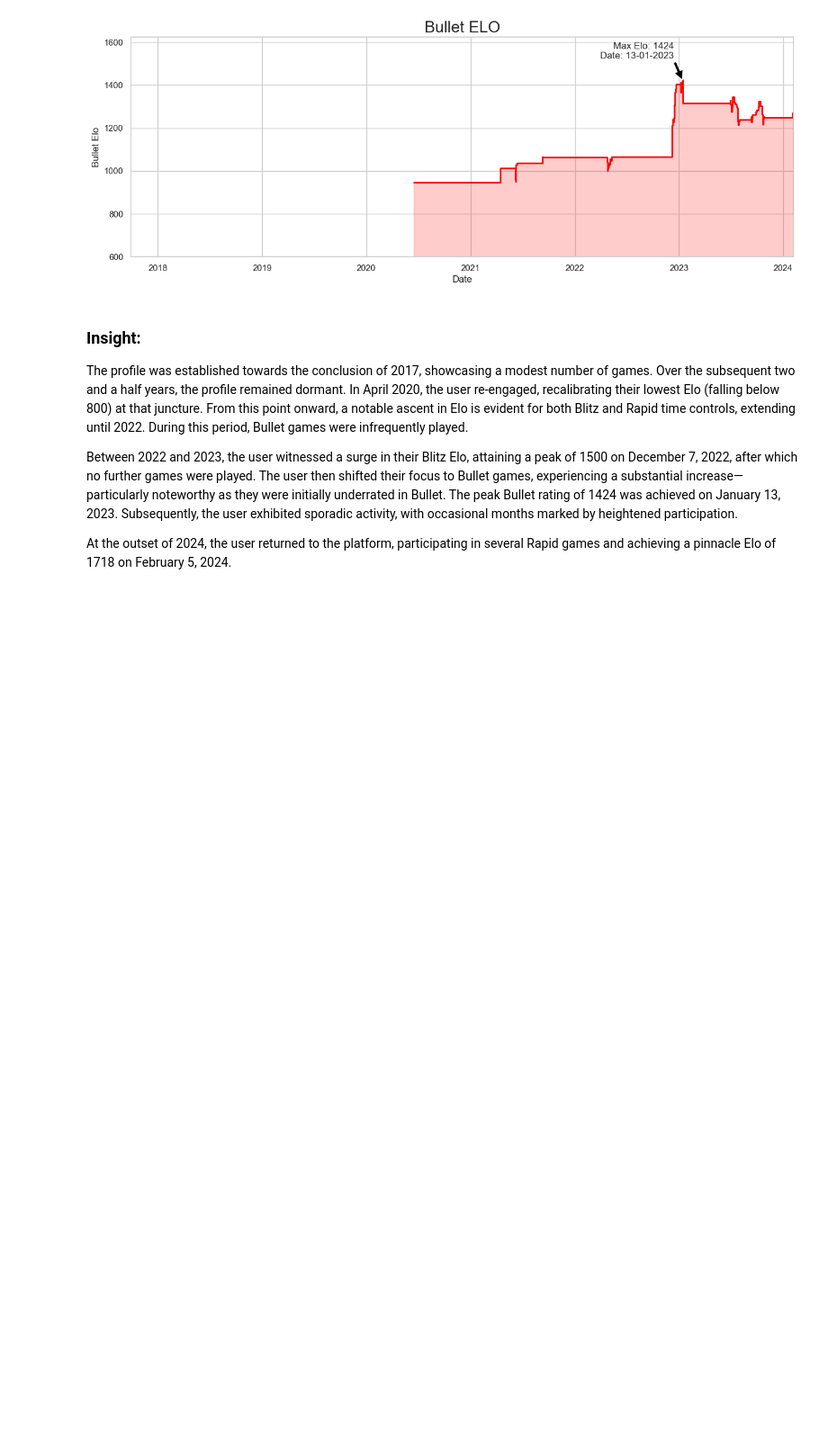
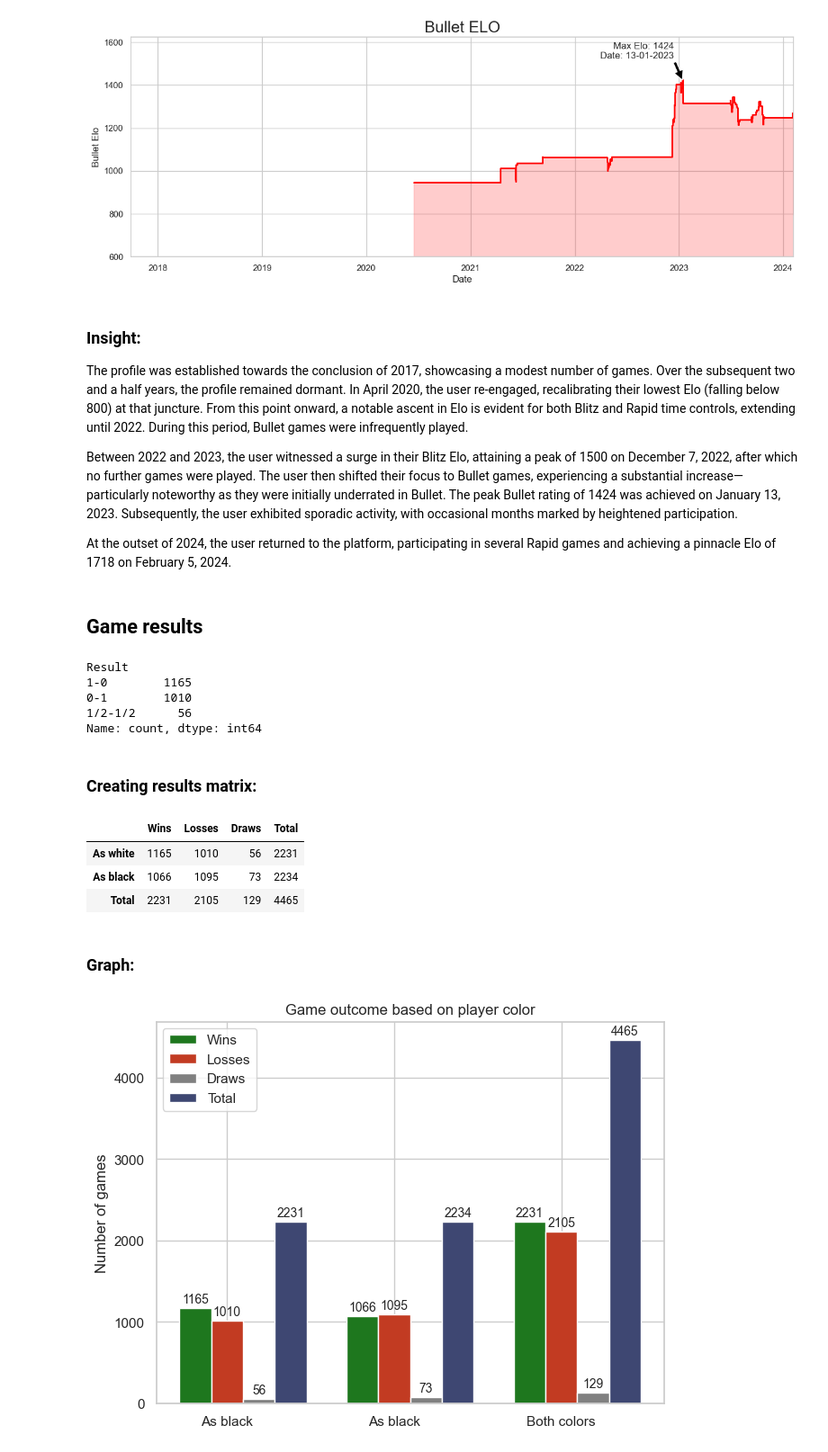
Before and after one commit to DaniloGrujic/chess-analysis, a Jupyter notebook: EDA.ipynb, the cells around one changed output. Shown at 90% size. Saved outputs shown, nothing was run; the diff lists cells and outputs as text; code cells hidden in the pictures; blank space fills up the shorter version.

```diff
--- a/EDA.ipynb
+++ b/EDA.ipynb
@@ -106,3 +106,58 @@ The profile was established towards the conclusion of 2017, showcasing a modest
 Between 2022 and 2023, the user witnessed a surge in their Blitz Elo, attaining a peak of 1500 on December 7, 2022, after which no further games were played. The user then shifted their focus to Bullet games, experiencing a substantial increase—particularly noteworthy as they were initially underrated in Bullet. The peak Bullet rating of 1424 was achieved on January 13, 2023. Subsequently, the user exhibited sporadic activity, with occasional months marked by heightened participation.
 
 At the outset of 2024, the user returned to the platform, participating in several Rapid games and achieving a pinnacle Elo of 1718 on February 5, 2024.
+# %% [markdown]
+## Game results
+# %%
+white['Result'].value_counts(sort=False)
+# %% [output]
+Result
+1-0        1165
+0-1        1010
+1/2-1/2      56
+Name: count, dtype: int64
+# %% [markdown]
+### Creating results matrix:
+# %%
+white_results = [game for game in white['Result'].value_counts(sort=False)]
+black_results = [game for game in black['Result'].value_counts(sort=False)]
+
+data = {'Wins': [white_results[0], black_results[0], white_results[0] + black_results[0]],
+        'Losses': [white_results[1], black_results[1], white_results[1] + black_results[1]],
+        'Draws': [white_results[2], black_results[2], white_results[2] + black_results[2]],
+        'Total': [sum(white_results), sum(black_results), sum(white_results) + sum(black_results)]}
+
+game_results = pd.DataFrame(data=data, index=['As white', 'As black', 'Total'])
+game_results
+# %% [output]
+|  | Wins | Losses | Draws | Total |
+| As white | 1165 | 1010 | 56 | 2231 |
+| As black | 1066 | 1095 | 73 | 2234 |
+| Total | 2231 | 2105 | 129 | 4465 |
+# %% [markdown]
+### Graph:
+# %%
+x = np.arange(len(game_results))
+width = 0.19
+multiplier = 0
+
+# colors = ['green', 'red', 'grey', 'blue']
+colors = ["#1E771E", "#c23b22", "grey", "#3E4772"]
+
+fig, ax = plt.subplots(layout='constrained')
+
+for outcome, number_of_games in data.items():
+    offset = width * multiplier
+    rects = ax.bar(x + offset, number_of_games, width, label=outcome, color=colors[multiplier])
+    ax.bar_label(rects, padding=2, fontsize=10)
+    multiplier += 1
+
+ax.set_ylabel('Number of games')
+ax.set_title('Game outcome based on player color')
+ax.set_xticks(x + width, ['As black', 'As black', 'Both colors'])
+ax.legend(loc='upper left', ncols=1)
+
+plt.savefig('Plots/color_based_outcome.pdf')
+plt.show()
+# %% [output]
+[figure, added]
```
Also changed, not shown: parts of 8 cells of this notebook, 6 other files.
